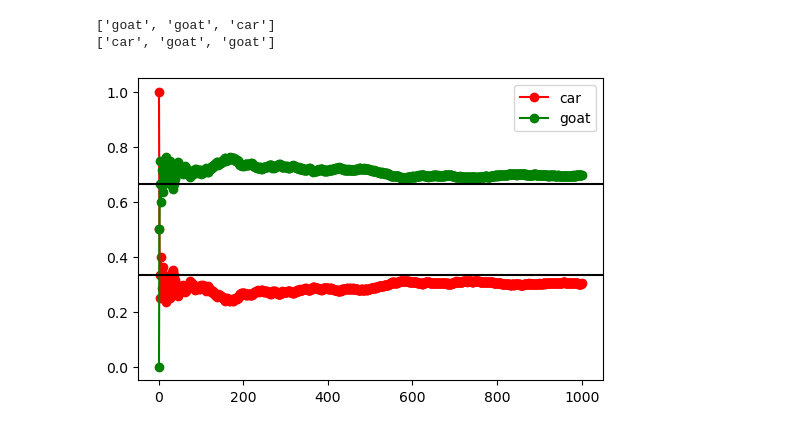
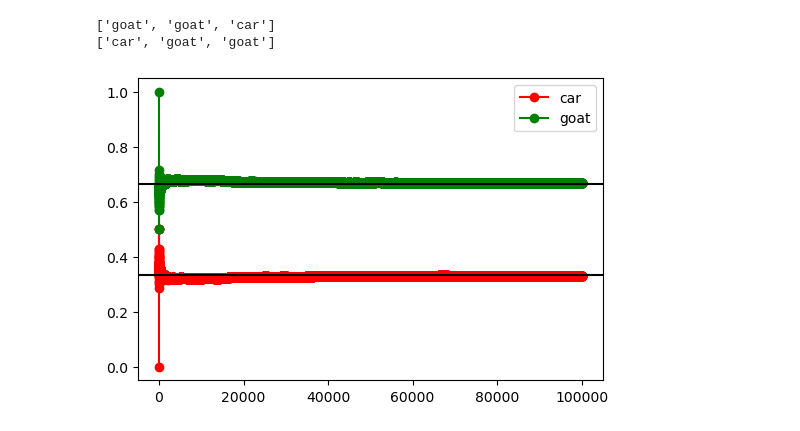
Before and after one commit to icmm-ntu/2022-Fall, a Jupyter notebook: Week4_20220929.ipynb, the cells around one changed output. Cells and saved outputs as stored; diff of their text form; code cells hidden in the pictures.

```diff
--- a/Week4_20220929.ipynb
+++ b/Week4_20220929.ipynb
@@ -352,7 +352,7 @@ import matplotlib.pyplot as plt
 # There are three doors.
  # initial configuration.
 
-n_total = 1000 #total number of trials
+n_total = 100000 #total number of trials
 win_count = 0
 miss_count = 0
 
@@ -370,31 +370,31 @@ for i in range (n_total):
     choice = random.randrange(3)
     if (doors[choice]) == 'car':
         win_count += 1 # win_count = win_count + 1
     elif (doors[choice]) == 'goat':
         miss_count +=1
     trial_count = i + 1
 
 
     iter_list.append(trial_count)
     win_p_value = float(win_count)/trial_count #the probability of getting a car
     miss_p_value = float(miss_count)/trial_count #the probability of getting a goat
     win_p_list.append(win_p_value)
     miss_p_list.append(miss_p_value)
 
 
 
 #print n_total
 #p_value = float(win_count)/n_total #the probability of getting a car
 #print P_value
 fig = plt.figure( dpi = 100 ) # set figure resolution, dots per inch
 fig.set_size_inches(6,4)
 plt.plot(iter_list, win_p_list,'ro-', label = "car")
 plt.plot(iter_list, miss_p_list,'go-', label = "goat")
 plt.legend()
 
 plt.axhline(y=1./3, color='k', linestyle='-')
 plt.axhline(y=2./3, color='k', linestyle='-')
 
 plt.savefig("Unit3.12_Monty_Hall_problem_stay.png")
 # %% [output]
-[figure, old version]
+[figure, new version]
```
